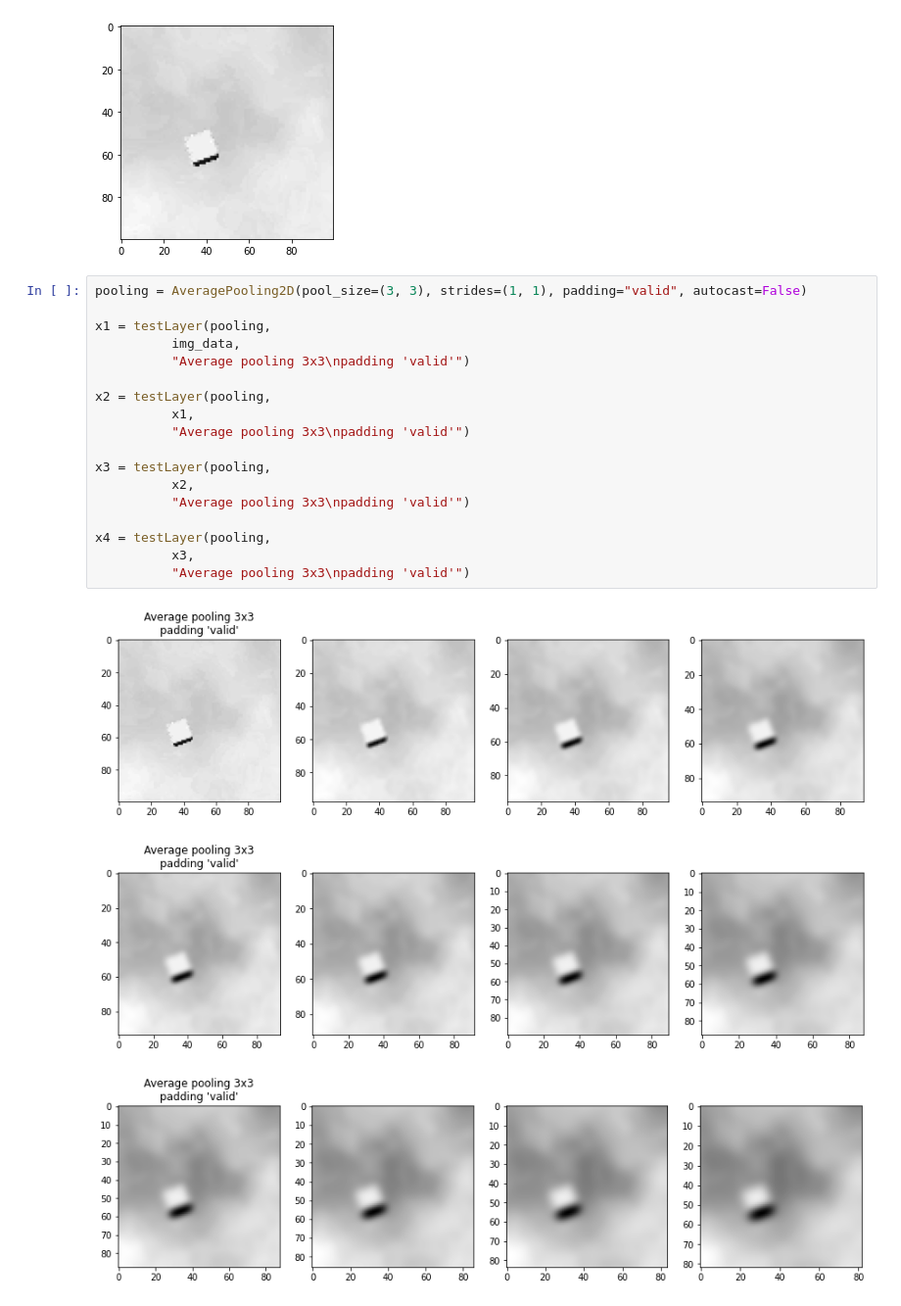
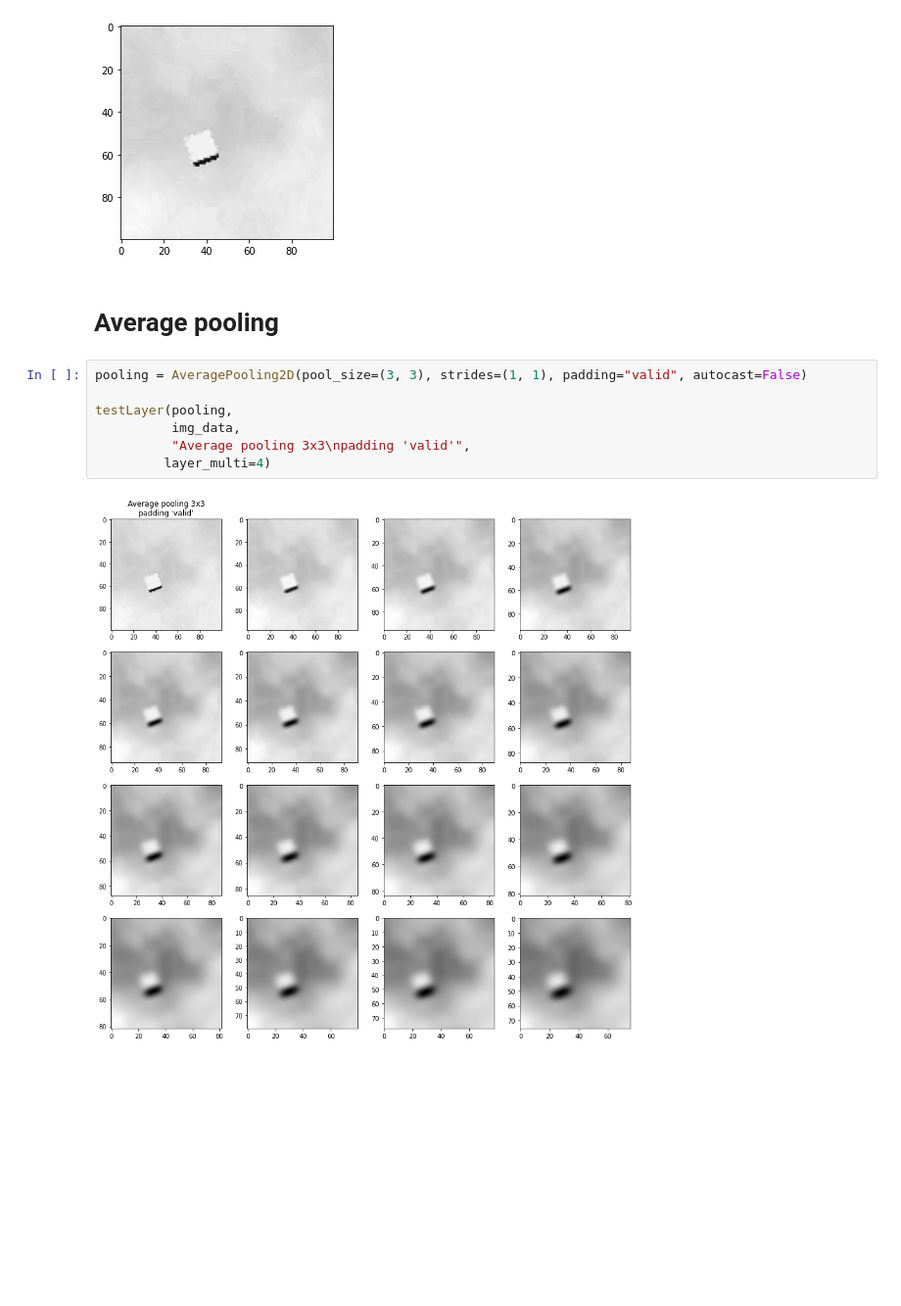
Before and after one commit to mateuszbugaj/Position_and_rotation_CNN, a Jupyter notebook: Maxpooling_demo.ipynb, the cells around one changed output. Shown: that part at 98% size. Saved outputs shown, nothing was run; the diff lists cells and outputs as text; blank space fills up the shorter version.

Commit message:
pooling update

```diff
--- a/Maxpooling_demo.ipynb
+++ b/Maxpooling_demo.ipynb
@@ -102,25 +119,14 @@ img_data = img_data[0][:,:,2].reshape(1, 100, 100, 1).astype(float)
 show(img_data)
 # %% [output]
 [figure]
+# %% [markdown]
+# Average pooling
 # %%
 pooling = AveragePooling2D(pool_size=(3, 3), strides=(1, 1), padding="valid", autocast=False)
 
-x1 = testLayer(pooling,
+testLayer(pooling,
           img_data,
-          "Average pooling 3x3\npadding 'valid'")
-
-x2 = testLayer(pooling,
-          x1,
-          "Average pooling 3x3\npadding 'valid'")
-
-x3 = testLayer(pooling,
-          x2,
-          "Average pooling 3x3\npadding 'valid'")
-
-x4 = testLayer(pooling,
-          x3,
-          "Average pooling 3x3\npadding 'valid'")
+          "Average pooling 3x3\npadding 'valid'",
+         layer_multi=4)
 # %% [output]
-[figure, old version]
+[figure, new version]
-[figure, removed]
-[figure, removed]
```
Also changed, not shown: parts of 4 cells of this notebook.
